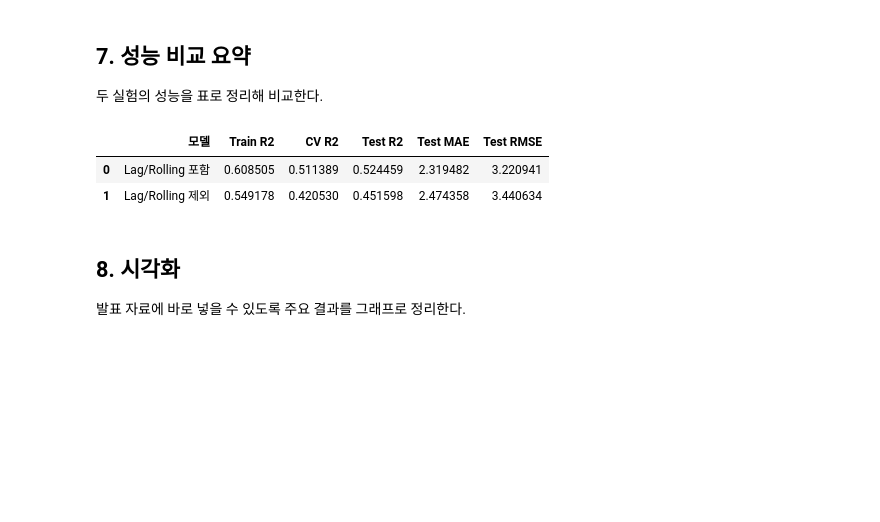
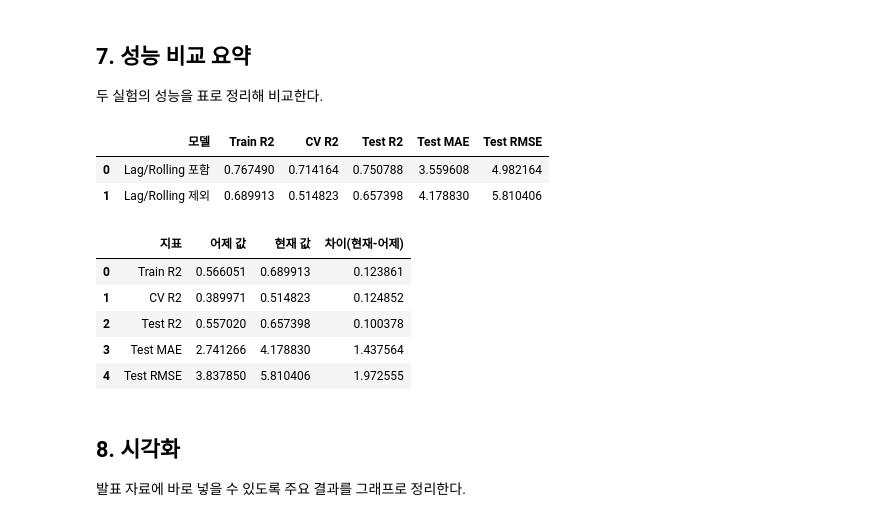
Before and after one commit to Hgracefield/EP_cycle_stations, a Jupyter notebook: Note/LSH/final.ipynb, the cells around one changed output. Cells and saved outputs as stored; diff of their text form; code cells hidden in the pictures; blank space fills up the shorter version.

```diff
--- a/Note/LSH/final.ipynb
+++ b/Note/LSH/final.ipynb
@@ -47,11 +47,16 @@ plt.rcParams["axes.unicode_minus"] = False
 
 대상 스테이션과 학습 파라미터를 먼저 정의한다. 이후 모든 분석은 이 설정을 기준으로 통일한다.
 # %%
-STATIONS = ["ST-2247", "ST-2252", "ST-2425"]
+STATIONS = ['ST-464','ST-481' ,'ST-479']
 STATION_TO_CODE = {station: idx for idx, station in enumerate(STATIONS)}
 
 TRAIN_PATH = "../../Data/sort_data/2024_data.parquet"
 TEST_PATH = "../../Data/sort_data/2025_data.parquet"
+
+TRAIN_START = "2024-01-01"
+TRAIN_END = "2024-12-31"
+TEST_START = "2025-01-09"
+TEST_END = "2025-12-31"
 
 WEATHER_START = "2024-01-01"
 WEATHER_END = "2025-12-31"
@@ -466,30 +539,65 @@ NO LAG TEST : {'R2': 0.4515975557226174, 'MAE': 2.474358097213371, 'RMSE': np.fl
 # %%
 summary_df = pd.DataFrame(
     [
         {
             "모델": result_full["model_name"],
             "Train R2": result_full["train_score"]["R2"],
             "CV R2": result_full["cv_r2"],
             "Test R2": result_full["test_score"]["R2"],
             "Test MAE": result_full["test_score"]["MAE"],
             "Test RMSE": result_full["test_score"]["RMSE"],
         },
         {
             "모델": result_no_lag["model_name"],
             "Train R2": result_no_lag["train_score"]["R2"],
             "CV R2": result_no_lag["cv_r2"],
             "Test R2": result_no_lag["test_score"]["R2"],
             "Test MAE": result_no_lag["test_score"]["MAE"],
             "Test RMSE": result_no_lag["test_score"]["RMSE"],
         },
     ]
 )
 
-summary_df
+yesterday_no_lag = {
+    "Train R2": 0.5660512914610338,
+    "CV R2": 0.38997101182210137,
+    "Test R2": 0.5570199110159523,
+    "Test MAE": 2.7412661047581777,
+    "Test RMSE": 3.8378503092412477,
+}
+
+current_no_lag = {
+    "Train R2": result_no_lag["train_score"]["R2"],
+    "CV R2": result_no_lag["cv_r2"],
+    "Test R2": result_no_lag["test_score"]["R2"],
+    "Test MAE": result_no_lag["test_score"]["MAE"],
+    "Test RMSE": result_no_lag["test_score"]["RMSE"],
+}
+
+no_lag_compare_df = pd.DataFrame(
+    [
+        {
+            "지표": metric,
+            "어제 값": yesterday_no_lag[metric],
+            "현재 값": current_no_lag[metric],
+            "차이(현재-어제)": current_no_lag[metric] - yesterday_no_lag[metric],
+        }
+        for metric in ["Train R2", "CV R2", "Test R2", "Test MAE", "Test RMSE"]
+    ]
+)
+
+display(summary_df)
+display(no_lag_compare_df)
 # %% [output]
 |  | 모델 | Train R2 | CV R2 | Test R2 | Test MAE | Test RMSE |
-| 0 | Lag/Rolling 포함 | 0.608505 | 0.511389 | 0.524459 | 2.319482 | 3.220941 |
-| 1 | Lag/Rolling 제외 | 0.549178 | 0.420530 | 0.451598 | 2.474358 | 3.440634 |
+| 0 | Lag/Rolling 포함 | 0.767490 | 0.714164 | 0.750788 | 3.559608 | 4.982164 |
+| 1 | Lag/Rolling 제외 | 0.689913 | 0.514823 | 0.657398 | 4.178830 | 5.810406 |
+|  | 지표 | 어제 값 | 현재 값 | 차이(현재-어제) |
+| 0 | Train R2 | 0.566051 | 0.689913 | 0.123861 |
+| 1 | CV R2 | 0.389971 | 0.514823 | 0.124852 |
+| 2 | Test R2 | 0.557020 | 0.657398 | 0.100378 |
+| 3 | Test MAE | 2.741266 | 4.178830 | 1.437564 |
+| 4 | Test RMSE | 3.837850 | 5.810406 | 1.972555 |
 # %% [markdown]
 ## 8. 시각화
 
```
Also changed, not shown: parts of 8 cells of this notebook, 1 other file.
